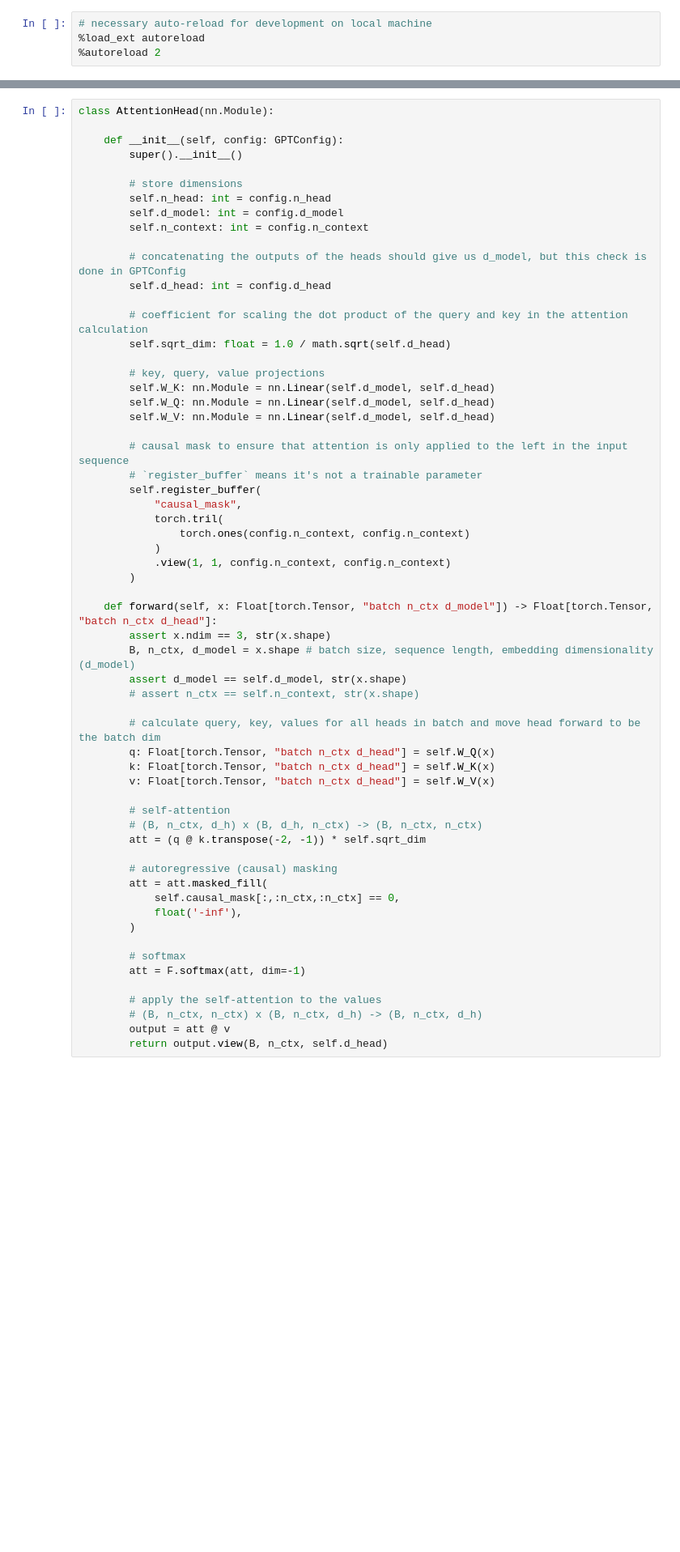
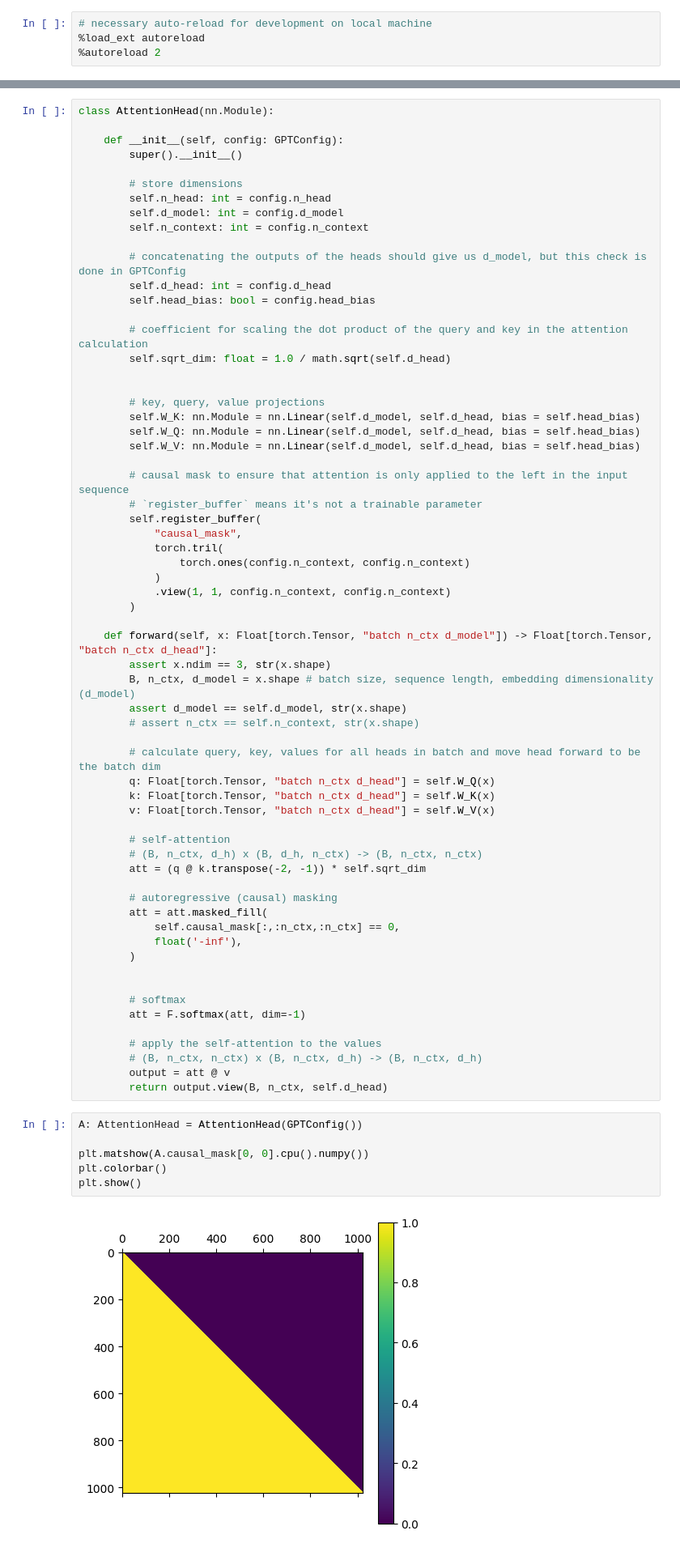
Before and after one commit to antonyxsik/ittybittyGPT, a Jupyter notebook: transformer_project.ipynb, the cells around one changed output, grey strips where cells are left out. Shown: that part at 81% size. Drawn from its saved outputs; the diff is of its cells as text; blank space fills up the shorter version.

```diff
--- a/transformer_project.ipynb
+++ b/transformer_project.ipynb
@@ -61,14 +114,16 @@ class AttentionHead(nn.Module):
 
         # concatenating the outputs of the heads should give us d_model, but this check is done in GPTConfig
         self.d_head: int = config.d_head
+        self.head_bias: bool = config.head_bias
 
         # coefficient for scaling the dot product of the query and key in the attention calculation
         self.sqrt_dim: float = 1.0 / math.sqrt(self.d_head)
 
+
         # key, query, value projections
-        self.W_K: nn.Module = nn.Linear(self.d_model, self.d_head)
-        self.W_Q: nn.Module = nn.Linear(self.d_model, self.d_head)
-        self.W_V: nn.Module = nn.Linear(self.d_model, self.d_head)
+        self.W_K: nn.Module = nn.Linear(self.d_model, self.d_head, bias = self.head_bias)
+        self.W_Q: nn.Module = nn.Linear(self.d_model, self.d_head, bias = self.head_bias)
+        self.W_V: nn.Module = nn.Linear(self.d_model, self.d_head, bias = self.head_bias)
 
         # causal mask to ensure that attention is only applied to the left in the input sequence
         # `register_buffer` means it's not a trainable parameter
@@ -101,6 +156,7 @@ class AttentionHead(nn.Module):
             float('-inf'),
         )
 
+
         # softmax
         att = F.softmax(att, dim=-1)
 
@@ -108,6 +164,14 @@ class AttentionHead(nn.Module):
         # (B, n_ctx, n_ctx) x (B, n_ctx, d_h) -> (B, n_ctx, d_h)
         output = att @ v
         return output.view(B, n_ctx, self.d_head)
+# %%
+A: AttentionHead = AttentionHead(GPTConfig())
+
+plt.matshow(A.causal_mask[0, 0].cpu().numpy())
+plt.colorbar()
+plt.show()
+# %% [output]
+[figure, added]
 # %%
 cfg: GPTConfig = GPTConfig(
 	n_context=128,
```
Also changed, not shown: parts of 14 cells of this notebook, 1 other file.
